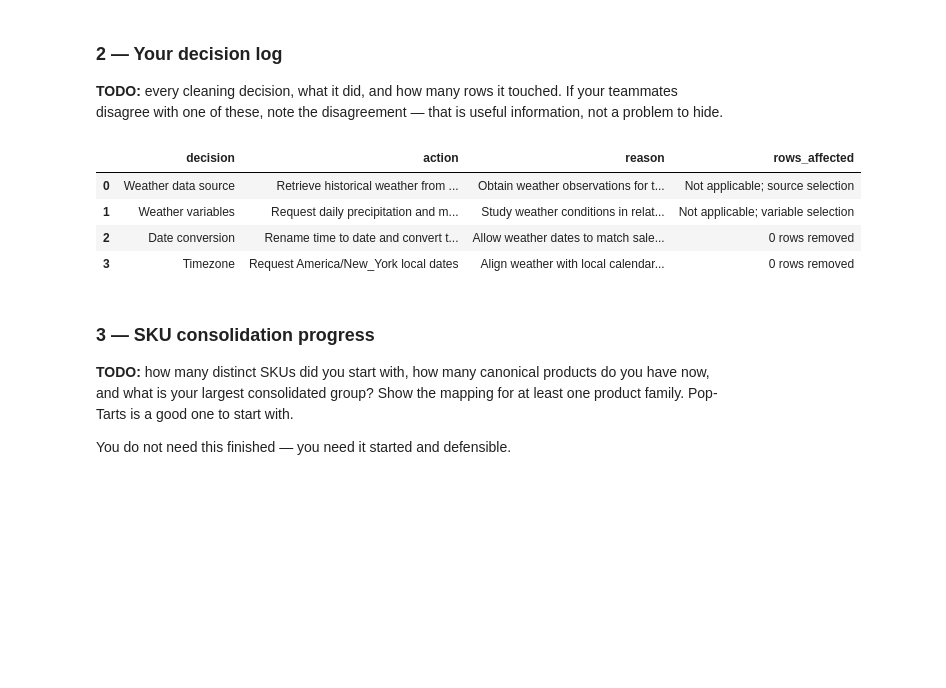
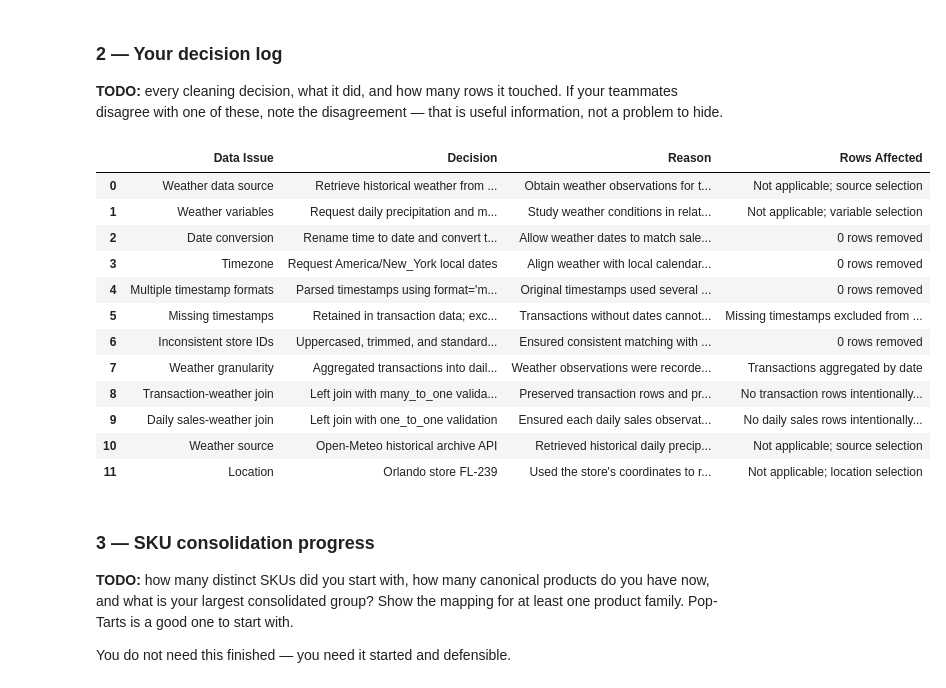
Before and after one commit to hershiaytoda/walmart-hurricane-project, a Jupyter notebook: notebook/2026-10-23 — Midterm Checkpoint — Lab.ipynb, the cells around one changed output. Cells and saved outputs as stored; diff of their text form; code cells hidden in the pictures; blank space fills up the shorter version.

Commit message:
Updated the decision log

```diff
--- a/notebook/2026-10-23 — Midterm Checkpoint — Lab.ipynb
+++ b/notebook/2026-10-23 — Midterm Checkpoint — Lab.ipynb
@@ -159,44 +159,105 @@ sample_data  walmart-hurricane-project
 # %%
 # TODO: print or display your decision log
 
 
 import pandas as pd
 
 # Decision log for the weather API
-weather_decisions = pd.DataFrame([
+
+import pandas as pd
+
+# Decision log for the weather API and data cleaning
+decision_log_df = pd.DataFrame([
     {
-        "decision": "Weather data source",
-        "action": "Retrieve historical weather from Open-Meteo",
-        "reason": "Obtain weather observations for the project",
-        "rows_affected": "Not applicable; source selection"
+        "Data Issue": "Weather data source",
+        "Decision": "Retrieve historical weather from Open-Meteo",
+        "Reason": "Obtain weather observations for the project",
+        "Rows Affected": "Not applicable; source selection"
     },
     {
-        "decision": "Weather variables",
-        "action": "Request daily precipitation and maximum wind speed",
-        "reason": "Study weather conditions in relation to sales",
-        "rows_affected": "Not applicable; variable selection"
+        "Data Issue": "Weather variables",
+        "Decision": "Request daily precipitation and maximum wind speed",
+        "Reason": "Study weather conditions in relation to sales",
+        "Rows Affected": "Not applicable; variable selection"
     },
     {
-        "decision": "Date conversion",
-        "action": "Rename time to date and convert to datetime",
-        "reason": "Allow weather dates to match sales dates",
-        "rows_affected": "0 rows removed"
+        "Data Issue": "Date conversion",
+        "Decision": "Rename time to date and convert to datetime",
+        "Reason": "Allow weather dates to match sales dates",
+        "Rows Affected": "0 rows removed"
     },
     {
-        "decision": "Timezone",
-        "action": "Request America/New_York local dates",
-        "reason": "Align weather with local calendar dates",
-        "rows_affected": "0 rows removed"
+        "Data Issue": "Timezone",
+        "Decision": "Request America/New_York local dates",
+        "Reason": "Align weather with local calendar dates",
+        "Rows Affected": "0 rows removed"
+    },
+    {
+        "Data Issue": "Multiple timestamp formats",
+        "Decision": "Parsed timestamps using format='mixed'",
+        "Reason": "Original timestamps used several different formats",
+        "Rows Affected": "0 rows removed"
+    },
+    {
+        "Data Issue": "Missing timestamps",
+        "Decision": "Retained in transaction data; excluded from daily aggregation",
+        "Reason": "Transactions without dates cannot be matched to daily weather",
+        "Rows Affected": "Missing timestamps excluded from aggregation"
+    },
+    {
+        "Data Issue": "Inconsistent store IDs",
+        "Decision": "Uppercased, trimmed, and standardized hyphens/underscores",
+        "Reason": "Ensured consistent matching with the store reference data",
+        "Rows Affected": "0 rows removed"
+    },
+    {
+        "Data Issue": "Weather granularity",
+        "Decision": "Aggregated transactions into daily sales totals",
+        "Reason": "Weather observations were recorded daily",
+        "Rows Affected": "Transactions aggregated by date"
+    },
+    {
+        "Data Issue": "Transaction-weather join",
+        "Decision": "Left join with many_to_one validation",
+        "Reason": "Preserved transaction rows and prevented row multiplication",
+        "Rows Affected": "No transaction rows intentionally removed"
+    },
+    {
+        "Data Issue": "Daily sales-weather join",
+        "Decision": "Left join with one_to_one validation",
+        "Reason": "Ensured each daily sales observation matched at most one weather record",
+        "Rows Affected": "No daily sales rows intentionally removed"
+    },
+    {
+        "Data Issue": "Weather source",
+        "Decision": "Open-Meteo historical archive API",
+        "Reason": "Retrieved historical daily precipitation and maximum wind speed",
+        "Rows Affected": "Not applicable; source selection"
+    },
+    {
+        "Data Issue": "Location",
+        "Decision": "Orlando store FL-239",
+        "Reason": "Used the store's coordinates to retrieve location-specific weather",
+        "Rows Affected": "Not applicable; location selection"
     }
 ])
 
-display(weather_decisions)
+# Display the decision log
+display(decision_log_df)
 # %% [output]
-|  | decision | action | reason | rows_affected |
+|  | Data Issue | Decision | Reason | Rows Affected |
 | 0 | Weather data source | Retrieve historical weather from ... | Obtain weather observations for t... | Not applicable; source selection |
 | 1 | Weather variables | Request daily precipitation and m... | Study weather conditions in relat... | Not applicable; variable selection |
 | 2 | Date conversion | Rename time to date and convert t... | Allow weather dates to match sale... | 0 rows removed |
 | 3 | Timezone | Request America/New_York local dates | Align weather with local calendar... | 0 rows removed |
+| 4 | Multiple timestamp formats | Parsed timestamps using format='m... | Original timestamps used several ... | 0 rows removed |
+| 5 | Missing timestamps | Retained in transaction data; exc... | Transactions without dates cannot... | Missing timestamps excluded from ... |
+| 6 | Inconsistent store IDs | Uppercased, trimmed, and standard... | Ensured consistent matching with ... | 0 rows removed |
+| 7 | Weather granularity | Aggregated transactions into dail... | Weather observations were recorde... | Transactions aggregated by date |
+| 8 | Transaction-weather join | Left join with many_to_one valida... | Preserved transaction rows and pr... | No transaction rows intentionally... |
+| 9 | Daily sales-weather join | Left join with one_to_one validation | Ensured each daily sales observat... | No daily sales rows intentionally... |
+| 10 | Weather source | Open-Meteo historical archive API | Retrieved historical daily precip... | Not applicable; source selection |
+| 11 | Location | Orlando store FL-239 | Used the store's coordinates to r... | Not applicable; location selection |
 # %% [markdown]
 ### 3 — SKU consolidation progress
 
```
